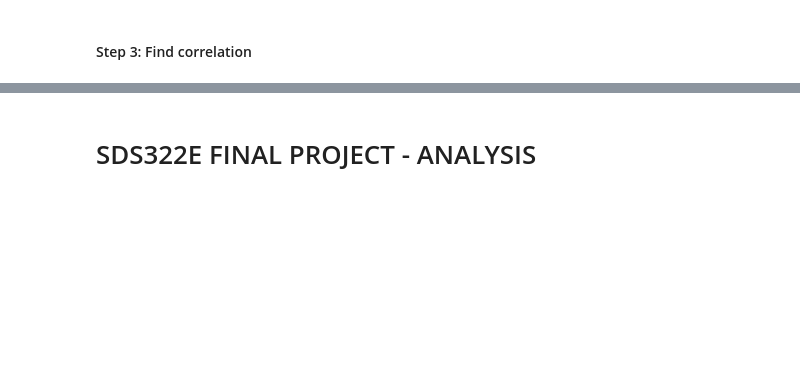
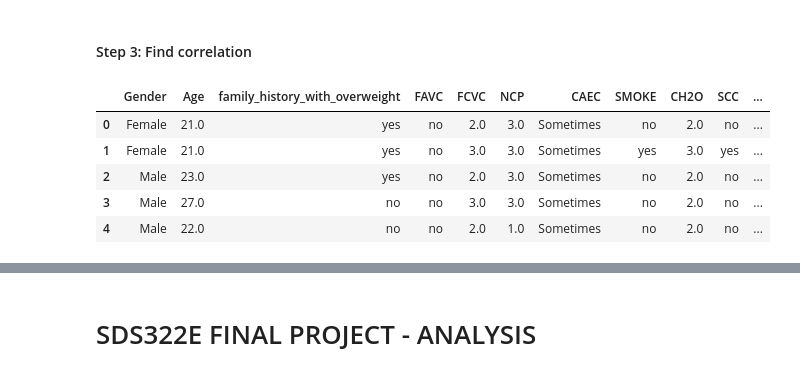
Before and after one commit to vivibui/Predicting-Obesity, a Jupyter notebook: SDS322E Python Code.ipynb, the cells around one changed output, grey strips where cells are left out. Saved outputs shown, nothing was run; the diff lists cells and outputs as text; code cells hidden in the pictures; blank space fills up the shorter version.

```diff
--- a/SDS322E Python Code.ipynb
+++ b/SDS322E Python Code.ipynb
@@ -41,6 +41,17 @@ df.describe()
 | max | 61.000000 | 1.980000 | 173.000000 | 3.000000 | 4.000000 | 3.000000 | 3.000000 | 2.000000 |
 # %% [markdown]
 #### Step 3: Find correlation
+# %%
+df['BMI'] = df['Weight']/(df['Height']**2)
+df = df.drop(['Height','Weight'],axis=1)
+df.head()
+# %% [output]
+|  | Gender | Age | family_history_with_overweight | FAVC | FCVC | NCP | CAEC | SMOKE | CH2O | SCC | ... |
+| 0 | Female | 21.0 | yes | no | 2.0 | 3.0 | Sometimes | no | 2.0 | no | ... |
+| 1 | Female | 21.0 | yes | no | 3.0 | 3.0 | Sometimes | yes | 3.0 | yes | ... |
+| 2 | Male | 23.0 | yes | no | 2.0 | 3.0 | Sometimes | no | 2.0 | no | ... |
+| 3 | Male | 27.0 | no | no | 3.0 | 3.0 | Sometimes | no | 2.0 | no | ... |
+| 4 | Male | 22.0 | no | no | 2.0 | 1.0 | Sometimes | no | 2.0 | no | ... |
 # %%
 corrmat = df.corr()
 f, ax = plt.subplots(figsize=(12, 9))
```
Also changed, not shown: parts of 30 cells of this notebook, 3 other files.
